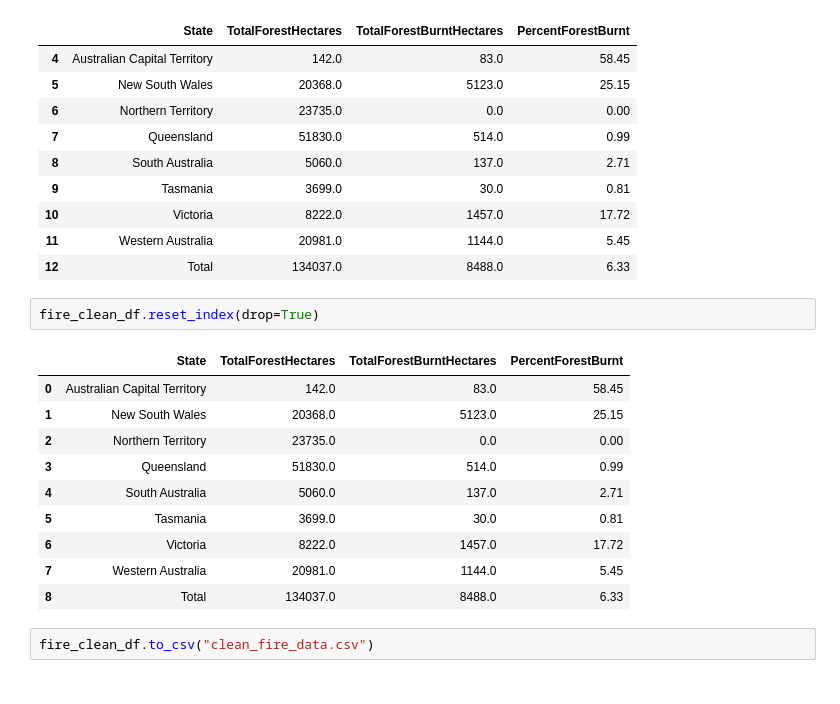
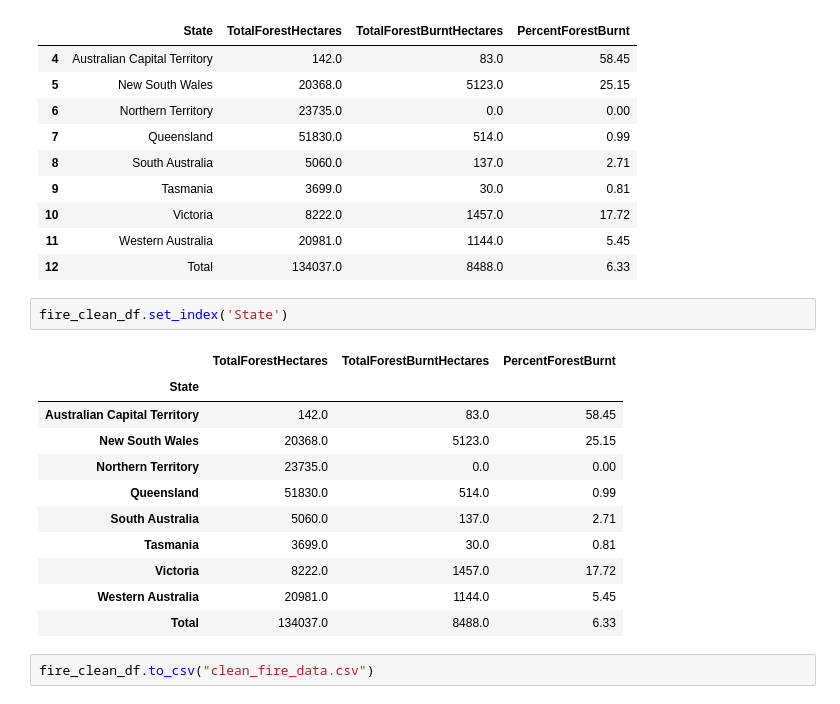
Before and after one commit to Franco1230/Group-Project-2---Bushfire-, a Jupyter notebook: DataPreProcessing/data_clean.ipynb, the cells around one changed output. Cells and saved outputs as stored; diff of their text form.

```diff
--- a/DataPreProcessing/data_clean.ipynb
+++ b/DataPreProcessing/data_clean.ipynb
@@ -119,19 +119,20 @@ fire_clean_df
 | 10 | Victoria | 8222.0 | 1457.0 | 17.72 |
 | 11 | Western Australia | 20981.0 | 1144.0 | 5.45 |
 | 12 | Total | 134037.0 | 8488.0 | 6.33 |
-# %%
-fire_clean_df.reset_index(drop=True)
-# %% [output]
-|  | State | TotalForestHectares | TotalForestBurntHectares | PercentForestBurnt |
-| 0 | Australian Capital Territory | 142.0 | 83.0 | 58.45 |
-| 1 | New South Wales | 20368.0 | 5123.0 | 25.15 |
-| 2 | Northern Territory | 23735.0 | 0.0 | 0.00 |
-| 3 | Queensland | 51830.0 | 514.0 | 0.99 |
-| 4 | South Australia | 5060.0 | 137.0 | 2.71 |
-| 5 | Tasmania | 3699.0 | 30.0 | 0.81 |
-| 6 | Victoria | 8222.0 | 1457.0 | 17.72 |
-| 7 | Western Australia | 20981.0 | 1144.0 | 5.45 |
-| 8 | Total | 134037.0 | 8488.0 | 6.33 |
+# %%
+fire_clean_df.set_index('State')
+# %% [output]
+|  | TotalForestHectares | TotalForestBurntHectares | PercentForestBurnt |
+| State |  |  |  |
+| Australian Capital Territory | 142.0 | 83.0 | 58.45 |
+| New South Wales | 20368.0 | 5123.0 | 25.15 |
+| Northern Territory | 23735.0 | 0.0 | 0.00 |
+| Queensland | 51830.0 | 514.0 | 0.99 |
+| South Australia | 5060.0 | 137.0 | 2.71 |
+| Tasmania | 3699.0 | 30.0 | 0.81 |
+| Victoria | 8222.0 | 1457.0 | 17.72 |
+| Western Australia | 20981.0 | 1144.0 | 5.45 |
+| Total | 134037.0 | 8488.0 | 6.33 |
 # %%
 fire_clean_df.to_csv("clean_fire_data.csv")
 # %%
```
Also changed, not shown: parts of 6 cells of this notebook, 4 other files.
